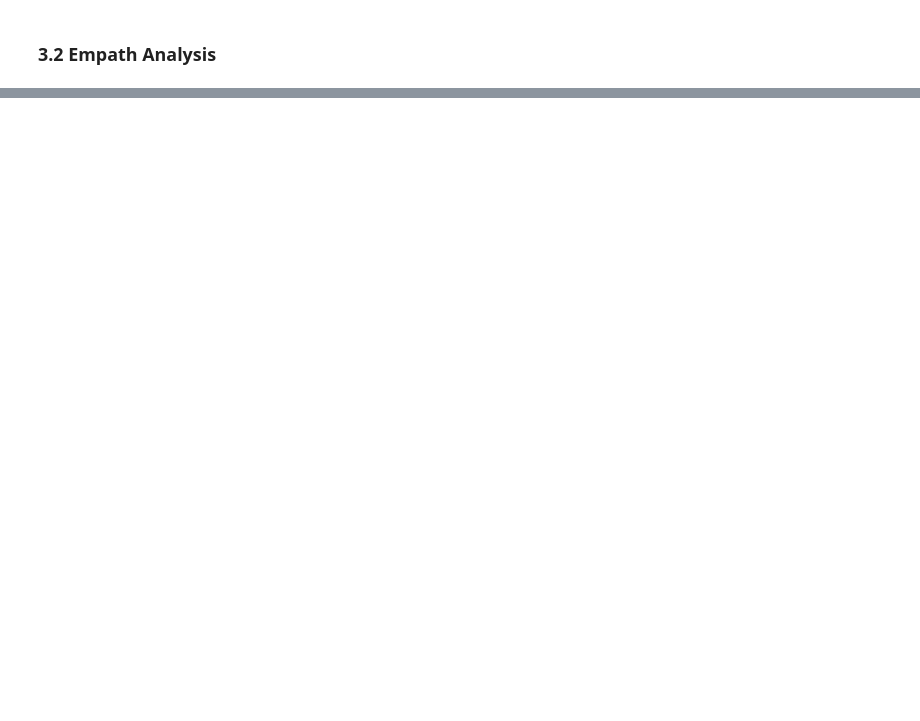
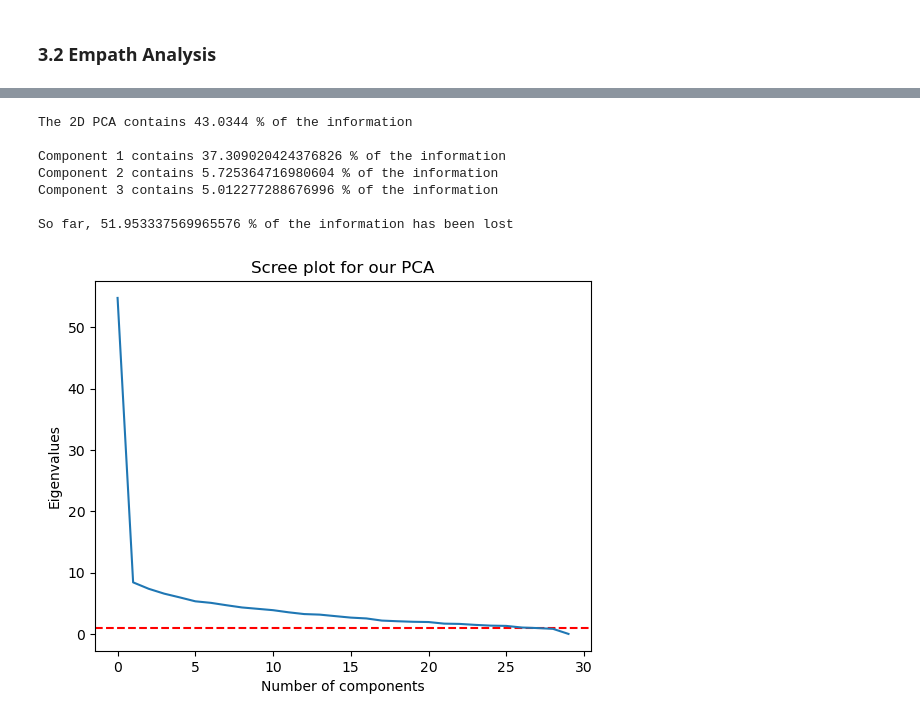
Before and after one commit to epfl-ada/ada-2022-project-utopiansky2022, a Jupyter notebook: main.ipynb, the cells around one changed output, grey strips where cells are left out. Drawn from its saved outputs; the diff is of its cells as text; code cells hidden in the pictures; blank space fills up the shorter version.

```diff
--- a/main.ipynb
+++ b/main.ipynb
@@ -432,2 +437,2 @@ stanza.download('en') # download English model
 # %%
-nlp = stanza.Pipeline(lang='en', processors='tokenize, mwt, pos, lemma, depparse, ner')
+nlp = stanza.Pipeline(lang='en', processors='tokenize, pos, lemma, depparse, ner')
@@ -722,24 +1019,24 @@ def voc(x):
 # %%
-med_num_av_f = []
-med_num_pv_f = []
-med_num_att_f = []
+mean_num_av_f = []
+mean_num_pv_f = []
+mean_num_att_f = []
 
 for i in samples_f.keys():
     times_av = samples_f[i]['Agent Verbs'].apply(lambda x: pd.Series({'sum': voc(x)}))
-    med_num_av_f.append(times_av['sum'].median())
+    mean_num_av_f.append(times_av['sum'].mean())
     times_pv = samples_f[i]['Patient Verbs'].apply(lambda x: pd.Series({'sum': voc(x)}))
-    med_num_pv_f.append(times_pv['sum'].median())
+    mean_num_pv_f.append(times_pv['sum'].mean())
     times_att = samples_f[i]['Attributes'].apply(lambda x: pd.Series({'sum': voc(x)}))
-    med_num_att_f.append(times_att['sum'].median())
+    mean_num_att_f.append(times_att['sum'].mean())
 # %%
-med_num_av_m = []
-med_num_pv_m = []
-med_num_att_m = []
+mean_num_av_m = []
+mean_num_pv_m = []
+mean_num_att_m = []
 
 for i in samples_m.keys():
     times_av = samples_m[i]['Agent Verbs'].apply(lambda x: pd.Series({'sum': voc(x)}))
-    med_num_av_m.append(times_av['sum'].median())
+    mean_num_av_m.append(times_av['sum'].mean())
     times_pv = samples_m[i]['Patient Verbs'].apply(lambda x: pd.Series({'sum': voc(x)}))
-    med_num_pv_m.append(times_pv['sum'].median())
+    mean_num_pv_m.append(times_pv['sum'].mean())
     times_att = samples_m[i]['Attributes'].apply(lambda x: pd.Series({'sum': voc(x)}))
-    med_num_att_m.append(times_att['sum'].median())
+    mean_num_att_m.append(times_att['sum'].mean())
@@ -782,11 +1085,11 @@ for col in feats_male.columns:
 feats_fem = feats_fem.drop(columns = ['Total words'])
 feats_male = feats_male.drop(columns = ['Total words'])
 # %%
-feats_fem['med_num_av'] = med_num_av_f
-feats_fem['med_num_pv'] = med_num_pv_f
-feats_fem['med_num_att'] = med_num_att_f
+feats_fem['med_num_av'] = mean_num_av_f
+feats_fem['med_num_pv'] = mean_num_pv_f
+feats_fem['med_num_att'] = mean_num_att_f
 feats_fem['gender'] = 0
-feats_male['med_num_av'] = med_num_av_m
-feats_male['med_num_pv'] = med_num_pv_m
-feats_male['med_num_att'] = med_num_att_m
+feats_male['med_num_av'] = mean_num_av_m
+feats_male['med_num_pv'] = mean_num_pv_m
+feats_male['med_num_att'] = mean_num_att_m
 feats_male['gender'] = 1
@@ -798,26 +1109,36 @@ y = data['gender']
 # %%
 scaler = StandardScaler()
 scaled_df = pd.DataFrame(scaler.fit_transform(X), columns = X.columns).copy()
 
 %matplotlib inline
 
-pca_screeplot = PCA(n_components=2)
+pca_screeplot = PCA(n_components=3)
 pca_screeplot.fit_transform(scaled_df)
 pca = PCA().fit(scaled_df)
 
 # Percentage variance explaines
 ratio = pca_screeplot.explained_variance_ratio_
 print('The 2D PCA contains',round((ratio[0]+ratio[1])*100,4),'% of the information' )
 print("")
 print ('Component 1 contains',ratio[0]*100,'% of the information' )
 print ('Component 2 contains',ratio[1]*100,'% of the information' )
+print ('Component 3 contains',ratio[2]*100,'% of the information' )
 print("")
-print ('So far,',(1-np.sum([ratio[0],ratio[1]]))*100,'% of the information has been lost' )
+print ('So far,',(1-np.sum([ratio[0],ratio[1],ratio[2]]))*100,'% of the information has been lost' )
 
 #Scree Plot
 plt.ylabel("Eigenvalues")
 plt.xlabel("Number of components")
 plt.title("Scree plot for our PCA")
 plt.axhline(y = 1, color = 'r', linestyle = '--')
 plt.plot(pca.explained_variance_)
 plt.show()
+# %% [output]
+The 2D PCA contains 43.0344 % of the information
+
+Component 1 contains 37.309020424376826 % of the information
+Component 2 contains 5.725364716980604 % of the information
+Component 3 contains 5.012277288676996 % of the information
+
+So far, 51.953337569965576 % of the information has been lost
+[figure, added]
```
Also changed, not shown: parts of 77 cells of this notebook, 1 other file.
